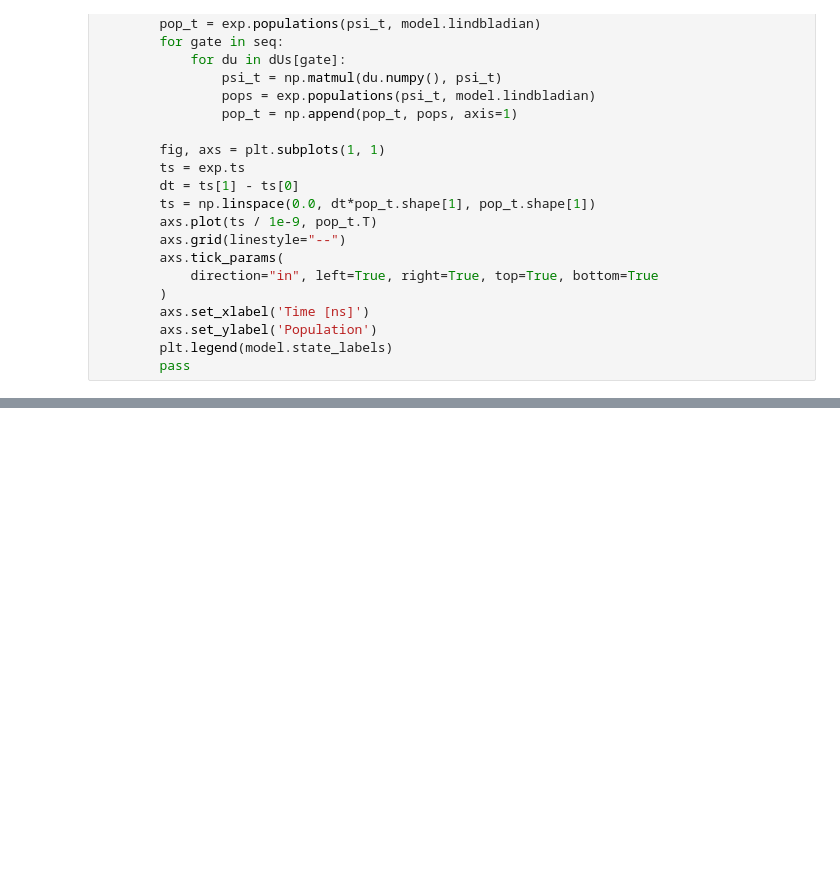
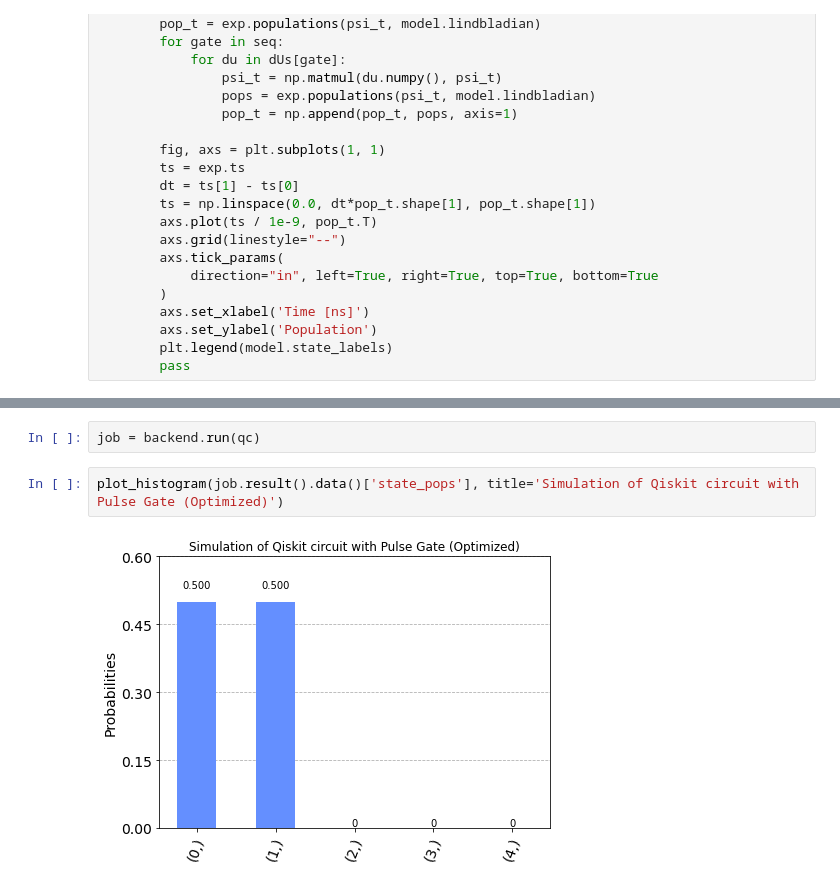
Before and after one commit to q-optimize/c3, a Jupyter notebook: examples/Piecewise_constant_controls.ipynb, the cells around one changed output, grey strips where cells are left out. Saved outputs shown, nothing was run; the diff lists cells and outputs as text; blank space fills up the shorter version.

```diff
--- a/examples/Piecewise_constant_controls.ipynb
+++ b/examples/Piecewise_constant_controls.ipynb
@@ -270,0 +306,6 @@ plot_dynamics(simulation, model.get_init_state(), ["rx90p"])
+# %%
+job = backend.run(qc)
+# %%
+plot_histogram(job.result().data()['state_pops'], title='Simulation of Qiskit circuit with Pulse Gate (Optimized)')
+# %% [output]
+[figure, added]
```
Also changed, not shown: parts of 22 cells of this notebook.
